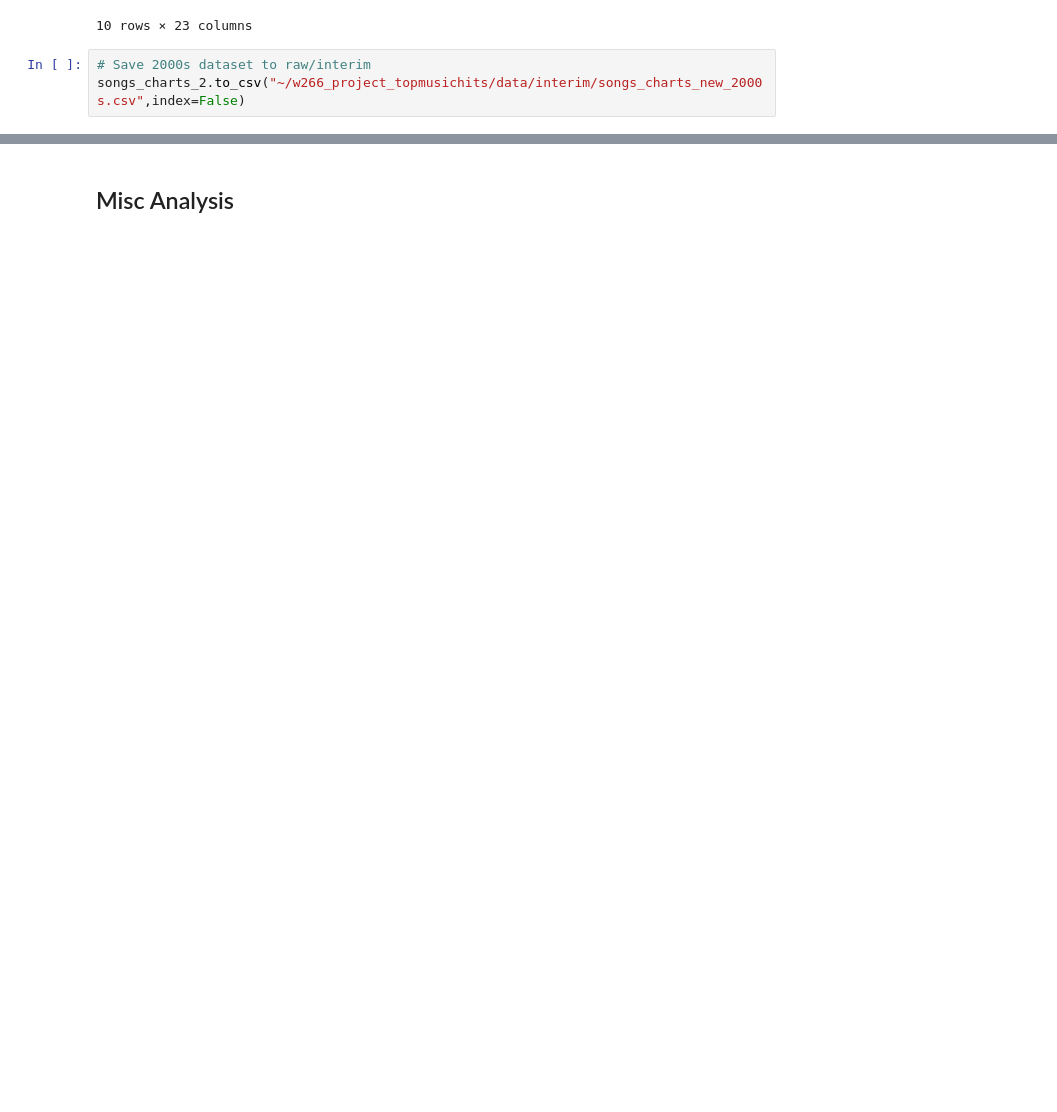
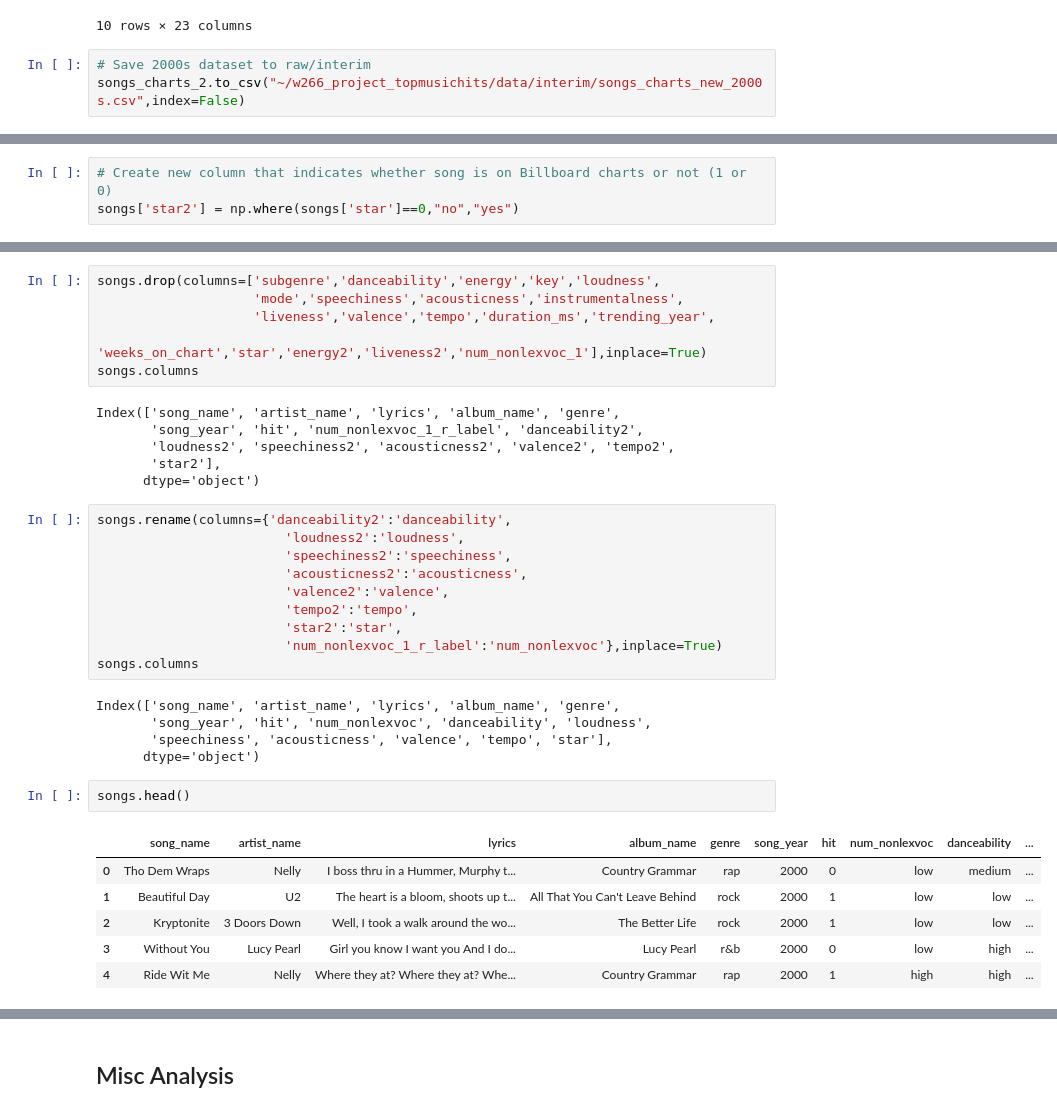
Before and after one commit to sumedhshah94/w266_project_topmusichits, a Jupyter notebook: src/data/data_cleansing.ipynb, the cells around one changed output, grey strips where cells are left out. Drawn from its saved outputs; the diff is of its cells as text; blank space fills up the shorter version.

```diff
--- a/src/data/data_cleansing.ipynb
+++ b/src/data/data_cleansing.ipynb
@@ -358,0 +372,3 @@ songs_charts_2.to_csv("~/w266_project_topmusichits/data/interim/songs_charts_new
+# %%
+# Create new column that indicates whether song is on Billboard charts or not (1 or 0)
+songs['star2'] = np.where(songs['star']==0,"no","yes")
@@ -358,0 +386,36 @@ songs_charts_2.to_csv("~/w266_project_topmusichits/data/interim/songs_charts_new
+# %%
+songs.drop(columns=['subgenre','danceability','energy','key','loudness',
+                    'mode','speechiness','acousticness','instrumentalness',
+                    'liveness','valence','tempo','duration_ms','trending_year',
+                    'weeks_on_chart','star','energy2','liveness2','num_nonlexvoc_1'],inplace=True)
+songs.columns
+# %% [output]
+Index(['song_name', 'artist_name', 'lyrics', 'album_name', 'genre',
+       'song_year', 'hit', 'num_nonlexvoc_1_r_label', 'danceability2',
+       'loudness2', 'speechiness2', 'acousticness2', 'valence2', 'tempo2',
+       'star2'],
+      dtype='object')
+# %%
+songs.rename(columns={'danceability2':'danceability',
+                        'loudness2':'loudness',
+                        'speechiness2':'speechiness',
+                        'acousticness2':'acousticness',
+                        'valence2':'valence',
+                        'tempo2':'tempo',
+                        'star2':'star',
+                        'num_nonlexvoc_1_r_label':'num_nonlexvoc'},inplace=True)
+songs.columns
+# %% [output]
+Index(['song_name', 'artist_name', 'lyrics', 'album_name', 'genre',
+       'song_year', 'hit', 'num_nonlexvoc', 'danceability', 'loudness',
+       'speechiness', 'acousticness', 'valence', 'tempo', 'star'],
+      dtype='object')
+# %%
+songs.head()
+# %% [output]
+|  | song_name | artist_name | lyrics | album_name | genre | song_year | hit | num_nonlexvoc | danceability | ... |
+| 0 | Tho Dem Wraps | Nelly | I boss thru in a Hummer, Murphy t... | Country Grammar | rap | 2000 | 0 | low | medium | ... |
+| 1 | Beautiful Day | U2 | The heart is a bloom, shoots up t... | All That You Can't Leave Behind | rock | 2000 | 1 | low | low | ... |
+| 2 | Kryptonite | 3 Doors Down | Well, I took a walk around the wo... | The Better Life | rock | 2000 | 1 | low | low | ... |
+| 3 | Without You | Lucy Pearl | Girl you know I want you And I do... | Lucy Pearl | r&b | 2000 | 0 | low | high | ... |
+| 4 | Ride Wit Me | Nelly | Where they at? Where they at? Whe... | Country Grammar | rap | 2000 | 1 | high | high | ... |
```
Also changed, not shown: parts of 6 cells of this notebook, 6 other files.
